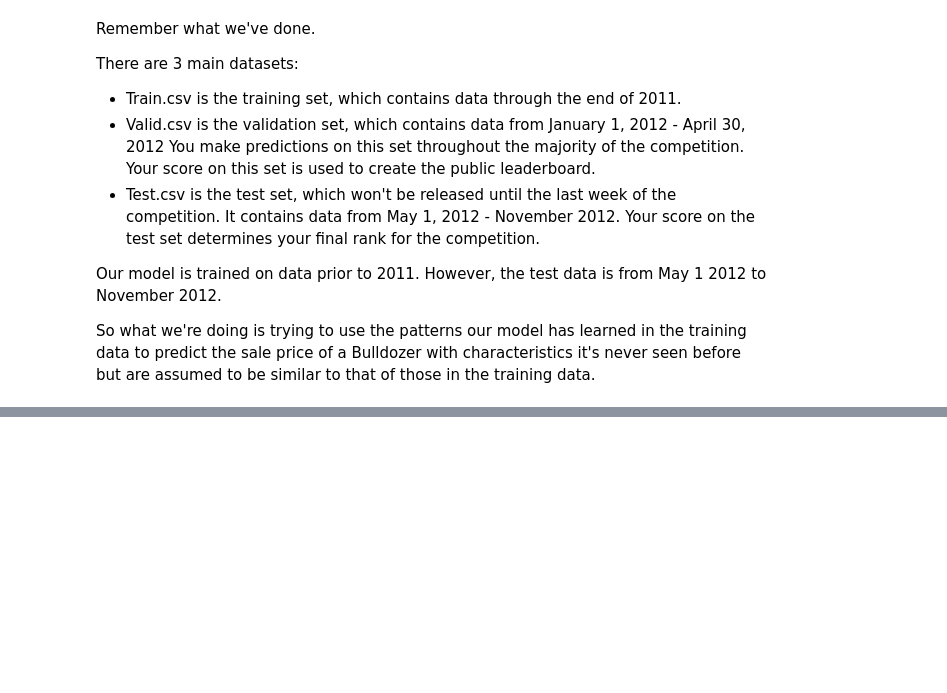
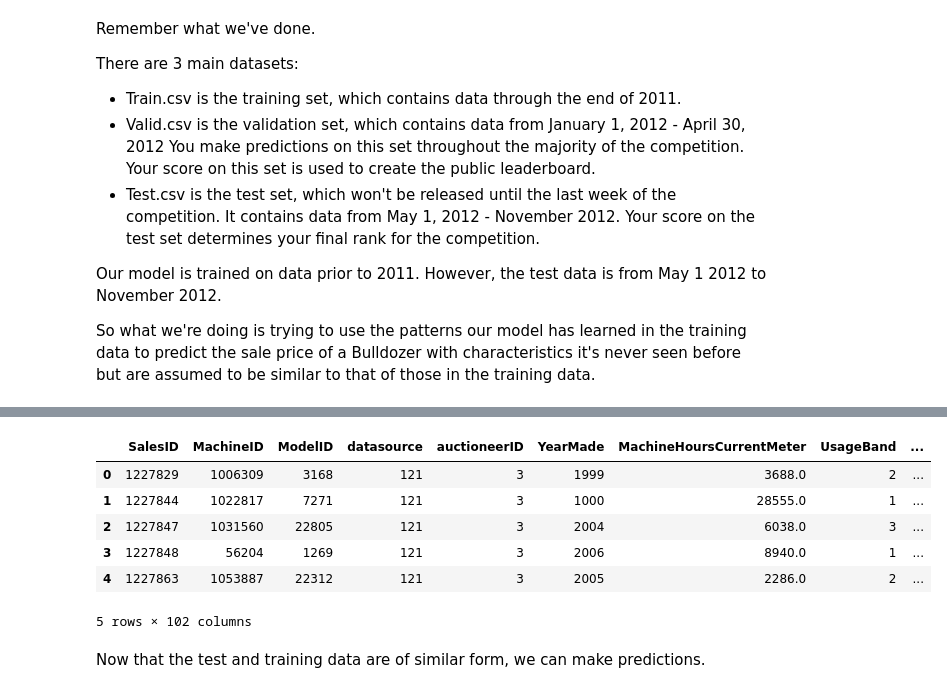
Before and after one commit to Shubhranshu-Malhotra/Bulldozer-Price-Regression-Project, a Jupyter notebook: Bulldozer-Price-Prediction-Modelling_and_experimentation.ipynb, the cells around one changed output, grey strips where cells are left out. Cells and saved outputs as stored; diff of their text form; code cells hidden in the pictures; blank space fills up the shorter version.

```diff
--- a/Bulldozer-Price-Prediction-Modelling_and_experimentation.ipynb
+++ b/Bulldozer-Price-Prediction-Modelling_and_experimentation.ipynb
@@ -2307,0 +2441,13 @@ ideal_model.predict(df_test)
+# %%
+df_test['auctioneer_id_is_missing'] = False
+df_test.head()
+# %% [output]
+|  | SalesID | MachineID | ModelID | datasource | auctioneerID | YearMade | MachineHoursCurrentMeter | UsageBand | ... |
+| 0 | 1227829 | 1006309 | 3168 | 121 | 3 | 1999 | 3688.0 | 2 | ... |
+| 1 | 1227844 | 1022817 | 7271 | 121 | 3 | 1000 | 28555.0 | 1 | ... |
+| 2 | 1227847 | 1031560 | 22805 | 121 | 3 | 2004 | 6038.0 | 3 | ... |
+| 3 | 1227848 | 56204 | 1269 | 121 | 3 | 2006 | 8940.0 | 1 | ... |
+| 4 | 1227863 | 1053887 | 22312 | 121 | 3 | 2005 | 2286.0 | 2 | ... |
+5 rows × 102 columns
+# %% [markdown]
+Now that the test and training data are of similar form, we can make predictions.
```
Also changed, not shown: parts of 28 cells of this notebook.
